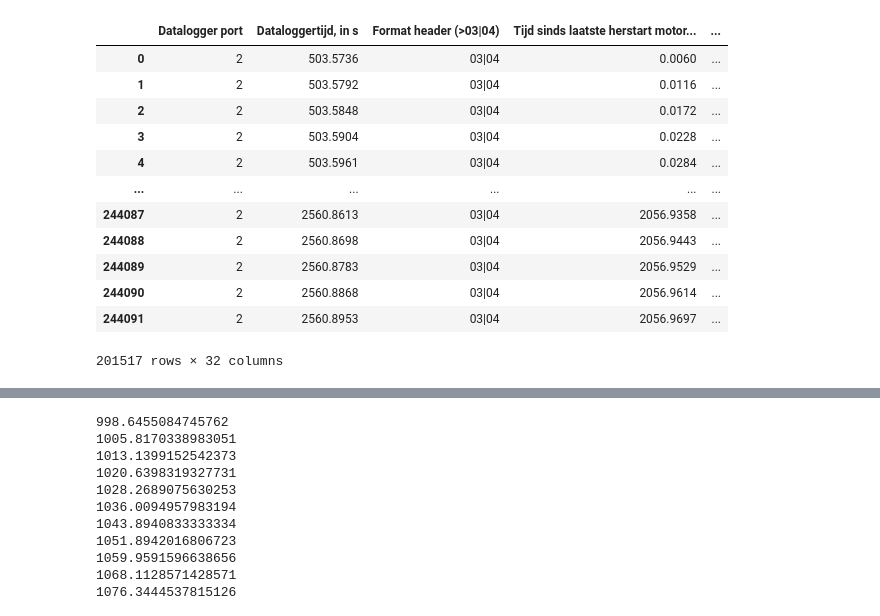
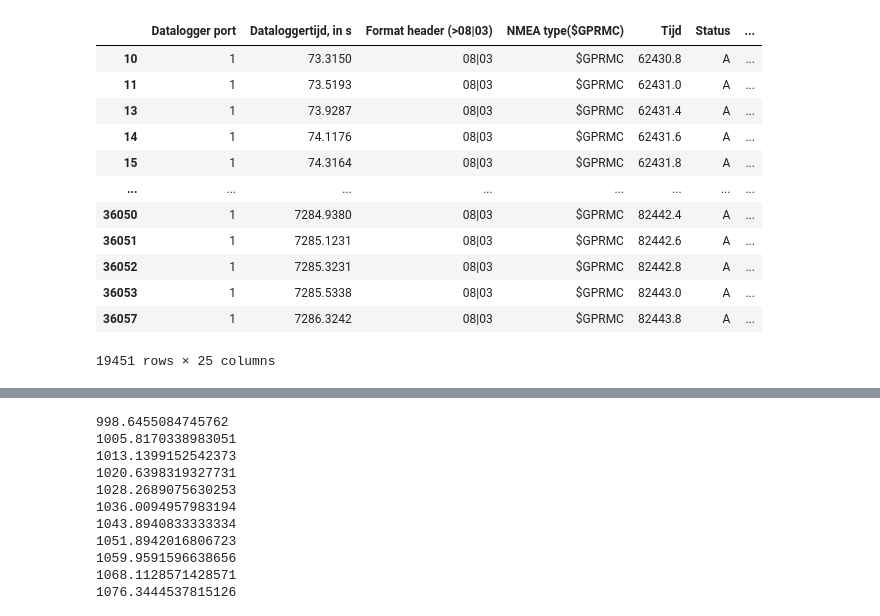
Before and after one commit to Qrax/Clean_Mobility, a Jupyter notebook: main.ipynb, the cells around one changed output, grey strips where cells are left out. Cells and saved outputs as stored; diff of their text form; code cells hidden in the pictures.

```diff
--- a/main.ipynb
+++ b/main.ipynb
@@ -46,33 +42,33 @@ data_file_master
 # %%
 
-yas = 'Latitude'
-xas = 'Longitude'
-colorbar = 'Snelheid over de grond in km/h'
+yas = 'GPS latitude, in graden'
+xas = 'GPS longitude, in graden'
+colorbar = 'Wielsnelheid, in km/h'
 # Filtering the data so it's only the laps we want to analyze
 # First filter so that the data without GPS data is removed
 data_file_master = data_file_master[data_file_master[xas] != 0]
 data_file_master = data_file_master[data_file_master[yas] != 0]
 data_file_master = data_file_master[data_file_master[colorbar] != 0]
 
 
 # Now filter out the beginning and end of the data, by removing the first and last 10% of the data
 from math import ceil
 filter = data_file_master.iloc[ceil(len(data_file_master)*0):ceil(len(data_file_master)*1)]
 filter
 # %% [output]
-|  | Datalogger port | Dataloggertijd, in s | Format header (>03|04) | Tijd sinds laatste herstart motor... | ... |
-| 0 | 2 | 503.5736 | 03|04 | 0.0060 | ... |
-| 1 | 2 | 503.5792 | 03|04 | 0.0116 | ... |
-| 2 | 2 | 503.5848 | 03|04 | 0.0172 | ... |
-| 3 | 2 | 503.5904 | 03|04 | 0.0228 | ... |
-| 4 | 2 | 503.5961 | 03|04 | 0.0284 | ... |
-| ... | ... | ... | ... | ... | ... |
-| 244087 | 2 | 2560.8613 | 03|04 | 2056.9358 | ... |
-| 244088 | 2 | 2560.8698 | 03|04 | 2056.9443 | ... |
-| 244089 | 2 | 2560.8783 | 03|04 | 2056.9529 | ... |
-| 244090 | 2 | 2560.8868 | 03|04 | 2056.9614 | ... |
-| 244091 | 2 | 2560.8953 | 03|04 | 2056.9697 | ... |
+|  | Datalogger port | Dataloggertijd, in s | Format header (>08|03) | NMEA type($GPRMC) | Tijd | Status | ... |
+| 10 | 1 | 73.3150 | 08|03 | $GPRMC | 62430.8 | A | ... |
+| 11 | 1 | 73.5193 | 08|03 | $GPRMC | 62431.0 | A | ... |
+| 13 | 1 | 73.9287 | 08|03 | $GPRMC | 62431.4 | A | ... |
+| 14 | 1 | 74.1176 | 08|03 | $GPRMC | 62431.6 | A | ... |
+| 15 | 1 | 74.3164 | 08|03 | $GPRMC | 62431.8 | A | ... |
+| ... | ... | ... | ... | ... | ... | ... | ... |
+| 36050 | 1 | 7284.9380 | 08|03 | $GPRMC | 82442.4 | A | ... |
+| 36051 | 1 | 7285.1231 | 08|03 | $GPRMC | 82442.6 | A | ... |
+| 36052 | 1 | 7285.3231 | 08|03 | $GPRMC | 82442.8 | A | ... |
+| 36053 | 1 | 7285.5338 | 08|03 | $GPRMC | 82443.0 | A | ... |
+| 36057 | 1 | 7286.3242 | 08|03 | $GPRMC | 82443.8 | A | ... |
-201517 rows × 32 columns
+19451 rows × 25 columns
 # %%
 merged_df = lib.resample_and_merge(data_file_master, data_file_motordriver, freq='1s')
 merged_df
```
Also changed, not shown: parts of 9 cells of this notebook.
